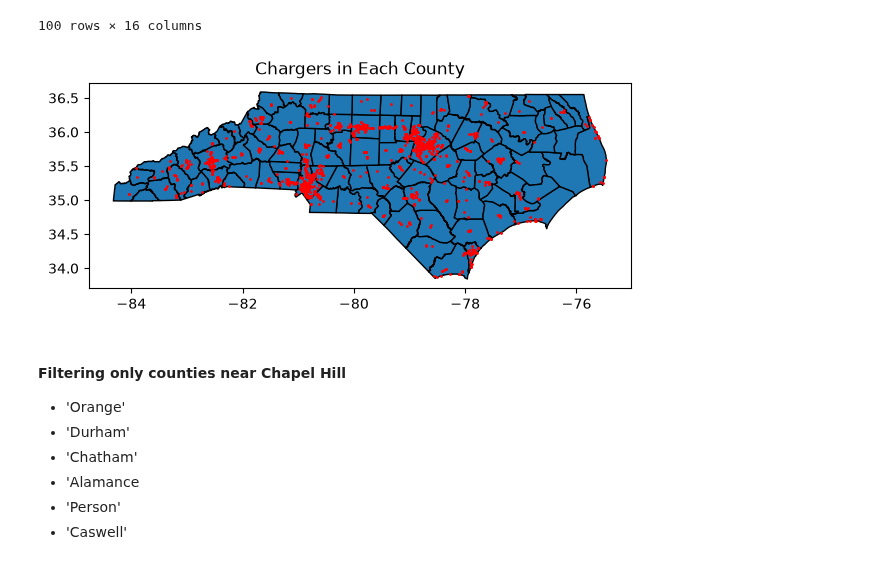
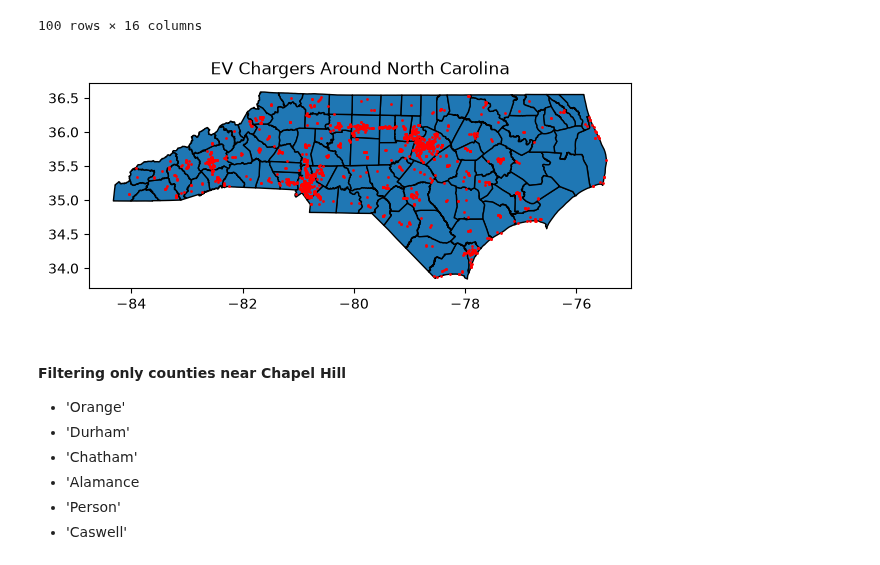
Before and after one commit to lexileach/geog592-lexleach, a Jupyter notebook: homework/week07/lexleach-hw08-geoprocessing.ipynb, the cells around one changed output. Drawn from its saved outputs; the diff is of its cells as text; code cells hidden in the pictures.

```diff
--- a/homework/week07/lexleach-hw08-geoprocessing.ipynb
+++ b/homework/week07/lexleach-hw08-geoprocessing.ipynb
@@ -144,12 +144,12 @@ EPSG:4326
 # %%
 # Plotting all NC counties
 fig, ax = plt.subplots(figsize=(7,7))
 raw_counties.plot(ax=ax, edgecolor="black")
 chargers.plot(ax=ax, markersize=1, c="red")
-ax.set_title("Chargers in Each County")
+ax.set_title("EV Chargers Around North Carolina")
 plt.show()
 # %% [output]
-[figure, old version]
+[figure, new version]
 # %% [markdown]
 #### Filtering only counties near Chapel Hill
 * 'Orange'
```
Also changed, not shown: parts of 12 cells of this notebook, 1 other file.
